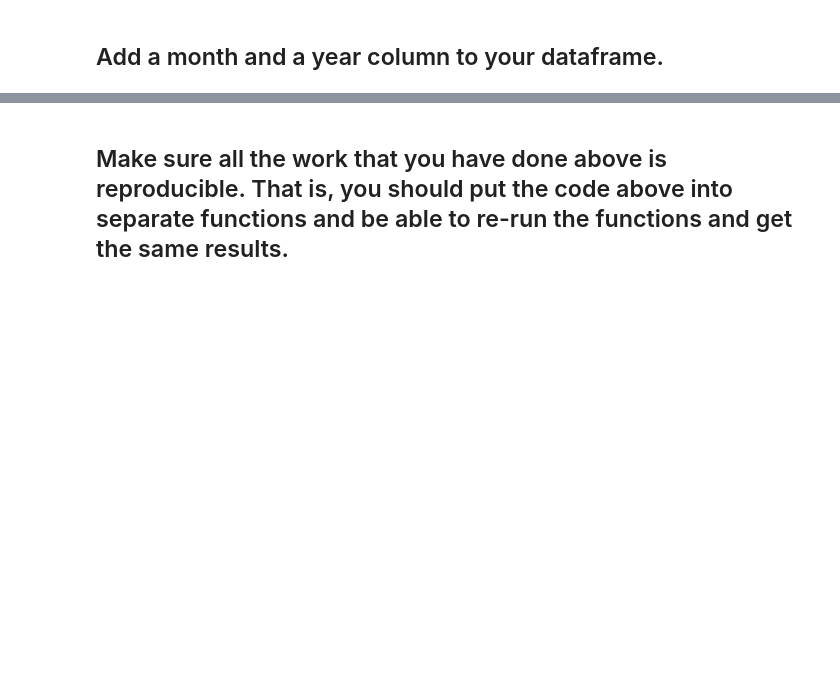
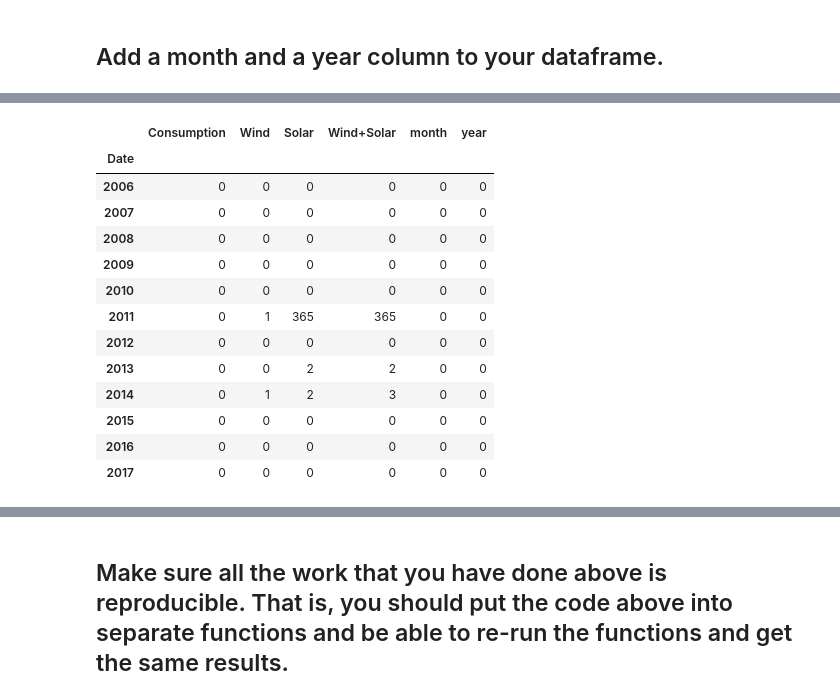
Before and after one commit to joshua-shorterivey/time-series-exercises, a Jupyter notebook: prepare.ipynb, the cells around one changed output, grey strips where cells are left out. Cells and saved outputs as stored; diff of their text form; code cells hidden in the pictures; blank space fills up the shorter version.

```diff
--- a/prepare.ipynb
+++ b/prepare.ipynb
@@ -294,0 +323,21 @@ ops['year'] = ops.index.strftime('%Y')
+# %%
+#np.where(ops.index.year < 2011, )
+
+ops[ops.index.year < 2011] = ops[ops.index.year < 2011].fillna(0)
+# %%
+ops.isna().groupby(ops.index.year).sum()
+# %% [output]
+|  | Consumption | Wind | Solar | Wind+Solar | month | year |
+| Date |  |  |  |  |  |  |
+| 2006 | 0 | 0 | 0 | 0 | 0 | 0 |
+| 2007 | 0 | 0 | 0 | 0 | 0 | 0 |
+| 2008 | 0 | 0 | 0 | 0 | 0 | 0 |
+| 2009 | 0 | 0 | 0 | 0 | 0 | 0 |
+| 2010 | 0 | 0 | 0 | 0 | 0 | 0 |
+| 2011 | 0 | 1 | 365 | 365 | 0 | 0 |
+| 2012 | 0 | 0 | 0 | 0 | 0 | 0 |
+| 2013 | 0 | 0 | 2 | 2 | 0 | 0 |
+| 2014 | 0 | 1 | 2 | 3 | 0 | 0 |
+| 2015 | 0 | 0 | 0 | 0 | 0 | 0 |
+| 2016 | 0 | 0 | 0 | 0 | 0 | 0 |
+| 2017 | 0 | 0 | 0 | 0 | 0 | 0 |
```
Also changed, not shown: parts of 23 cells of this notebook, 2 other files.
